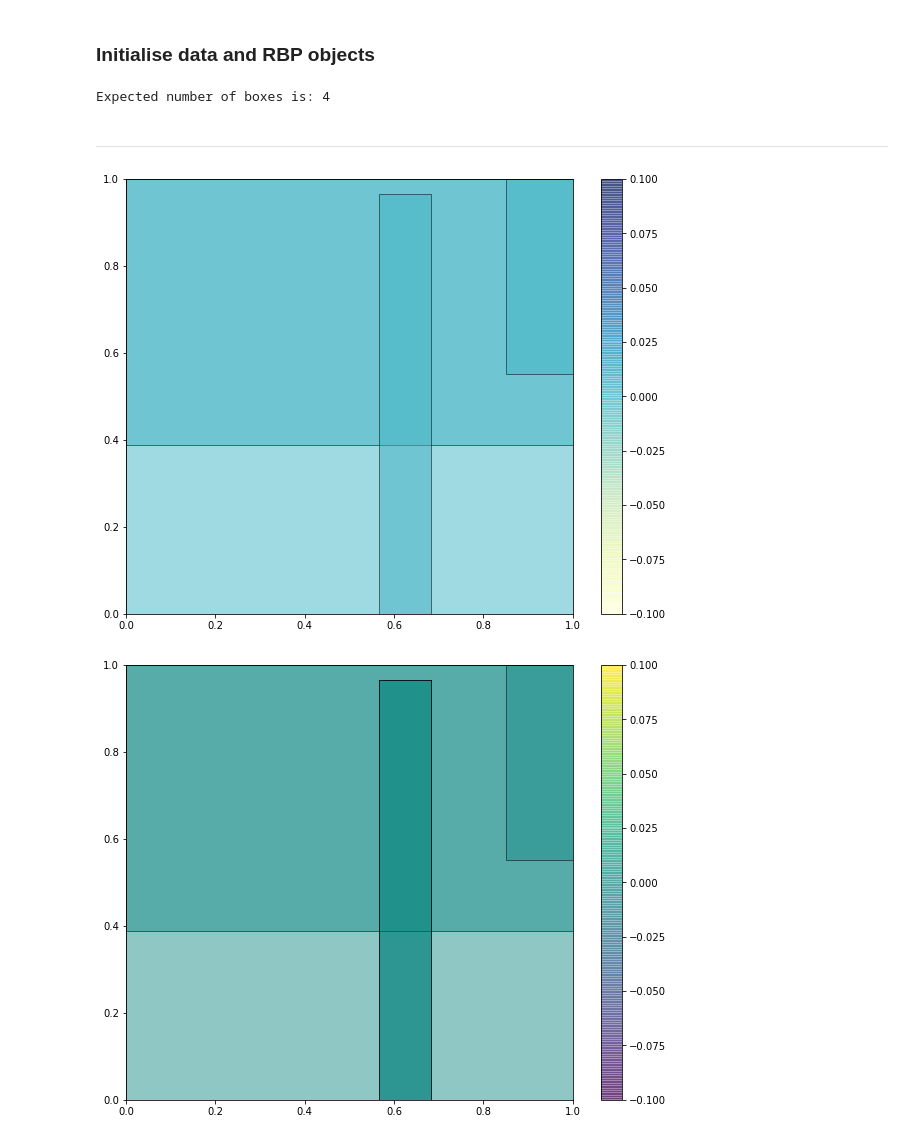
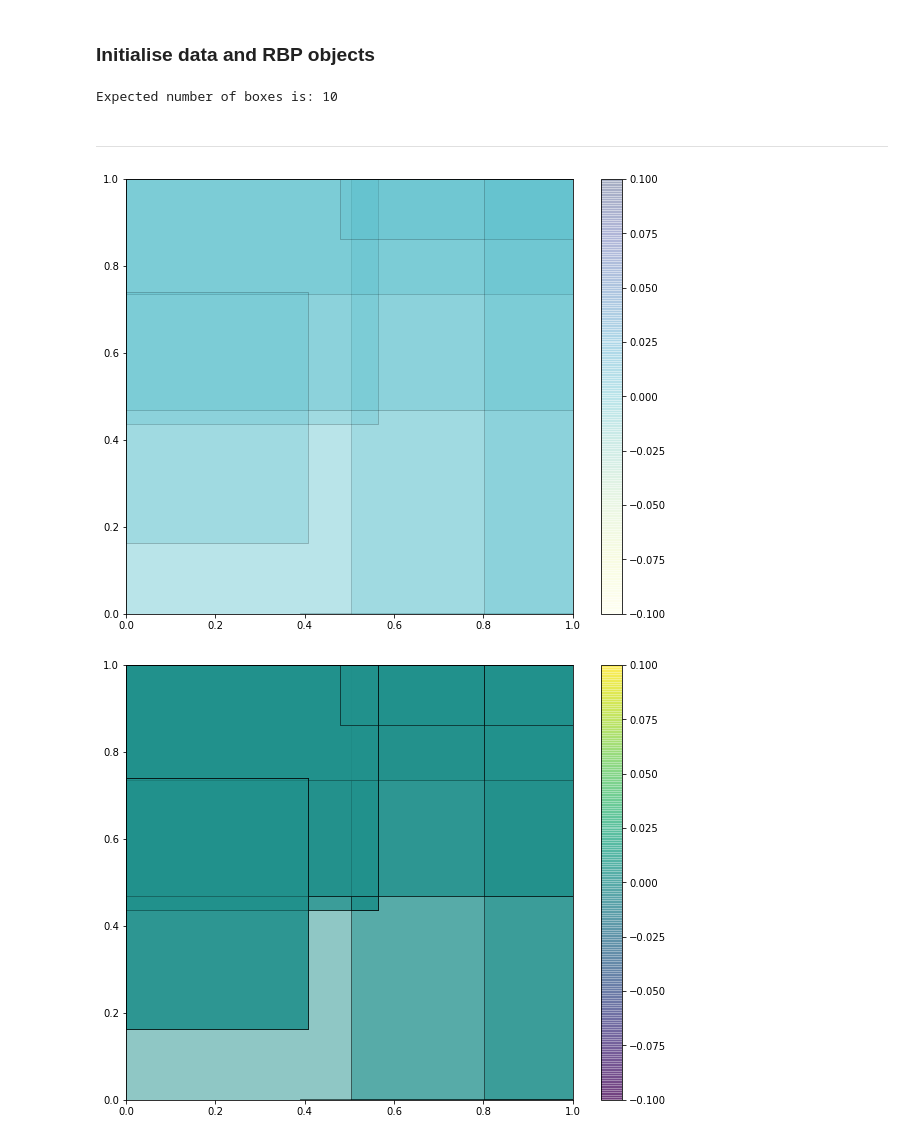
Before and after one commit to athon-millane/RBP, a Jupyter notebook: Github_RegressionTree_RBP_upload/toy_example.ipynb, the cells around one changed output. Drawn from its saved outputs; the diff is of its cells as text; code cells hidden in the pictures.

Commit message:
Grid plotting working.

```diff
--- a/Github_RegressionTree_RBP_upload/toy_example.ipynb
+++ b/Github_RegressionTree_RBP_upload/toy_example.ipynb
@@ -45,6 +75,6 @@ def rastrigin(dim=2,n=1000):
 dataNum = 10000
 dimNum = 2
 lambdas = 2
-taus = 0.4
+taus = 1
 # %%
 # Generate X and y training data (data)
@@ -69,7 +100,7 @@ pd.Series(ydata).hist()
 ### Initialise data and RBP objects
 # %%
 # Generate X and y training data (data)
-xdata, ydata = rastrigin(dimNum, dataNum)
+xdata, ydata = custom1(dataNum)
 
 # Split the data into train and test with ratio 50/50
 train_test_ratio = 0.5 # the ratio of test data
@@ -101,7 +132,7 @@ train_RMAE_seq = np.zeros(IterationTime)
 test_RMAE_seq = np.zeros(IterationTime)
 Numbox = np.zeros(IterationTime)
 # %% [output]
-Expected number of boxes is: 4
+Expected number of boxes is: 10
 # %% [markdown]
 ---
 # %%
@@ -278,37 +309,37 @@ def get_partitions(patches,omegas):
     import geopandas as gpd
     from shapely.geometry import Polygon
 
     def rect(patch):
         rect = box(patch[0][0],
                    patch[1][0],
                    patch[0][0]+patch[0][1],
                    patch[1][0]+patch[1][1])
         return rect
 
     rect_df = gpd.GeoDataFrame({'geometry':[rect(patches[0])],'df1':[1.0]})
     for i,patch in enumerate(patches[1:]):
         # add rectangle and get intersections
         rect_df = gpd.overlay(rect_df,
                               gpd.GeoDataFrame({'geometry':[rect(patch)],'df{}'.format(i+1):[1]}),
                               how='union')
     rect_df['values'] = (np.dot(omegas, np.nan_to_num(rect_df.filter(regex='^df').values).T))
     return rect_df
 
 
-def plot_partitions(fig=(10,8)):
+def plot_partitions(fig, ax):
     from mpl_toolkits.axes_grid1 import make_axes_locatable
-    fig, ax = plt.subplots(1, 1, figsize=(fig[0],fig[1]*1.03))
+#     fig, ax = plt.subplots(1, 1, figsize=(fig[0],fig[1]*1.03))
 
     df_overlay = get_partitions(RBP.patchPara,RBP.omegas)
     df_overlay.plot(column='values',
                     ax=ax,
                     alpha=1,
-                    cmap='viridis')
-    geopandas_colorbar_same_height(fig,ax)
-    plt.show()
+                    cmap='viridis'
+                   )
+#     geopandas_colorbar_same_height(fig,ax)
 
 plot_patches()
 plot_intersections()
 # %% [output]
-[figure, old version]
+[figure, new version]
-[figure, old version]
+[figure, new version]
```
Also changed, not shown: parts of 9 cells of this notebook.
